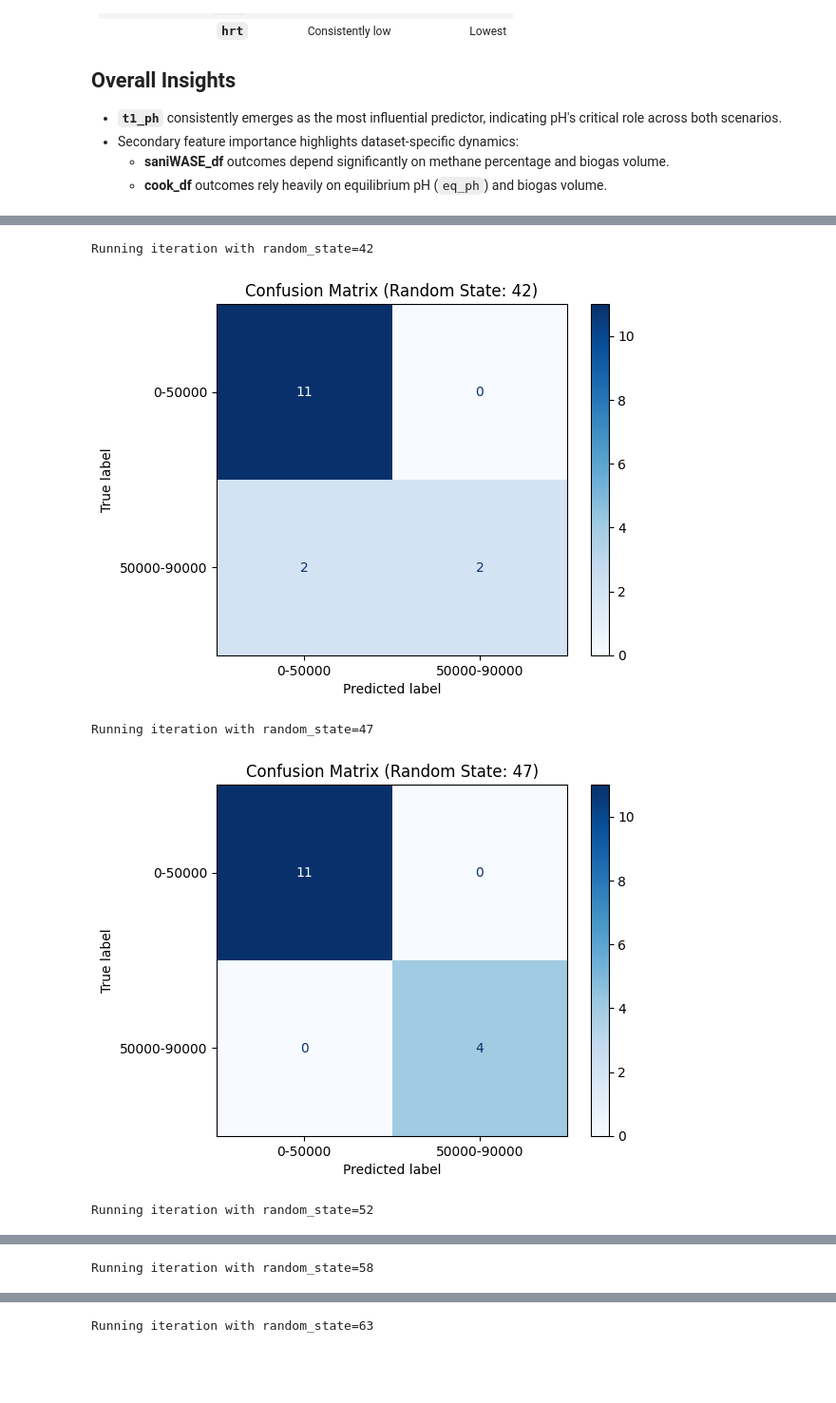
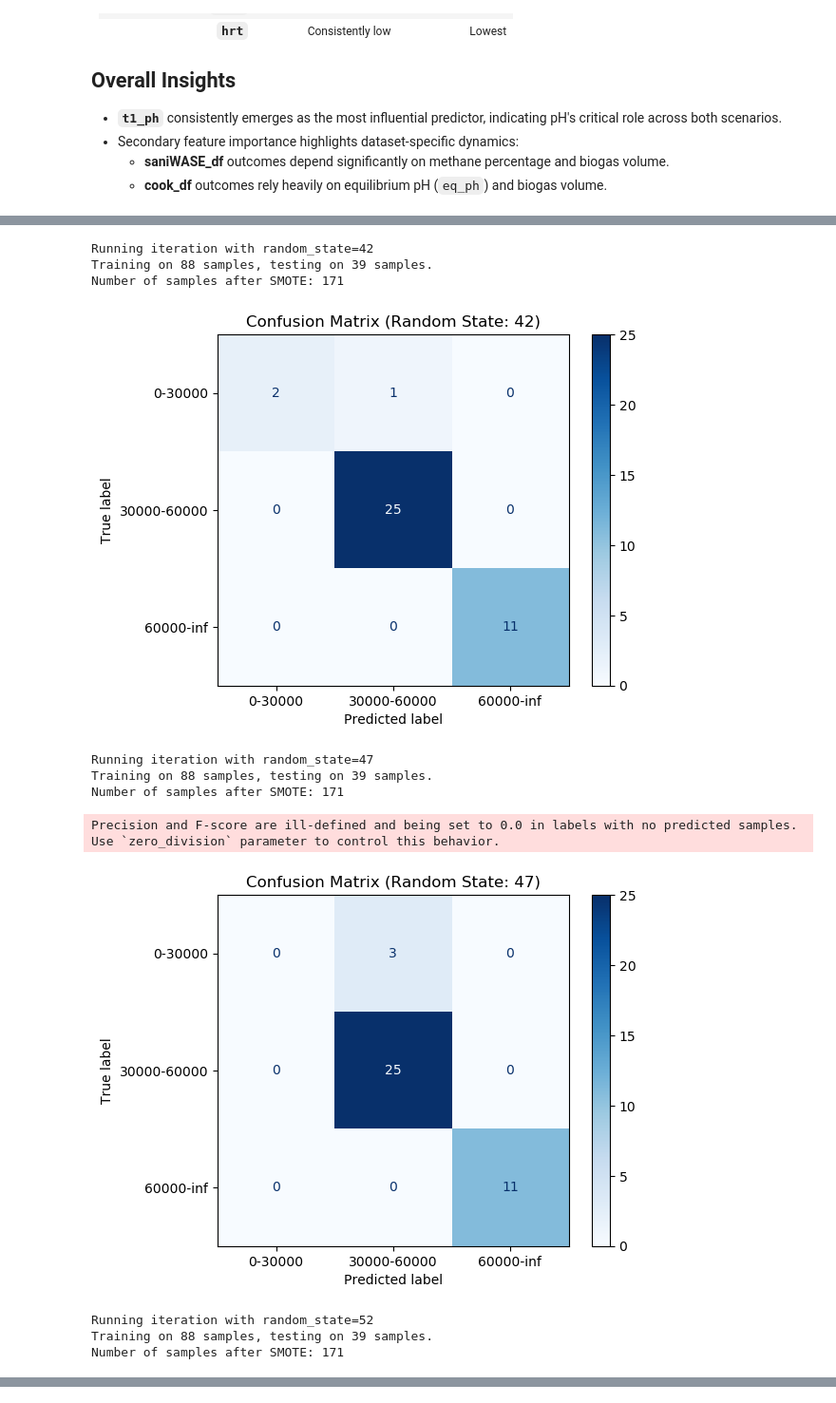
Before and after one commit to harverutland/direct_model_transferlearning_COOK, a Jupyter notebook: Direct_transfer_learning2_classification_randomforest1_eqCOD_ensemble/transfer_learning_ml_pipeline1.ipynb, the cells around one changed output, grey strips where cells are left out. Shown: that part at 95% size. Saved outputs shown, nothing was run; the diff lists cells and outputs as text; code cells hidden in the pictures; blank space fills up the shorter version.

```diff
--- a/Direct_transfer_learning2_classification_randomforest1_eqCOD_ensemble/transfer_learning_ml_pipeline1.ipynb
+++ b/Direct_transfer_learning2_classification_randomforest1_eqCOD_ensemble/transfer_learning_ml_pipeline1.ipynb
@@ -300,7 +312,7 @@ df = df_interpolated.copy()
 
 # Target variable and binning setup
 target = 'eq_cod'
-bins = [0, 50000, 90000, np.inf]
+bins = [0, 30000, 60000, np.inf]  # Adjusted bin ranges
 labels = [f"{bin_start}-{bin_end}" for bin_start, bin_end in zip(bins[:-1], bins[1:])]
 
 # Preprocessing
@@ -335,6 +347,8 @@ for state in random_states:
         X, y, test_size=0.3, random_state=state, stratify=y
     )
 
+    print(f"Training on {len(X_train)} samples, testing on {len(X_val)} samples.")
+
     # Scale data
     X_train_scaled = scaler.transform(X_train)
     X_val_scaled = scaler.transform(X_val)
@@ -342,6 +356,7 @@ for state in random_states:
     # Apply SMOTE
     smote = SMOTE(random_state=state)
     X_train_smote, y_train_smote = smote.fit_resample(X_train_scaled, y_train)
+    print(f"Number of samples after SMOTE: {len(X_train_smote)}")  # Display the number of samples after SMOTE
 
     # Load and fine-tune pre-trained models
     model_dir = 'model_params'
@@ -368,33 +383,40 @@ for state in random_states:
 
     cm = confusion_matrix(y_val, y_pred)
     unique_labels = np.unique(np.concatenate((y_val, y_pred)))
     display_labels = [labels[i] for i in unique_labels]
 
     disp = ConfusionMatrixDisplay(confusion_matrix=cm, display_labels=display_labels)
     disp.plot(cmap=plt.cm.Blues)
     plt.title(f'Confusion Matrix (Random State: {state})')
     plt.show()
 
     # Collect results
     results_summary = {
         'Random State': state,
         'Accuracy': accuracy,
         'Precision (Macro)': precision,
         'Recall (Macro)': recall,
         'F1-score (Macro)': f1_score,
         'Class distribution': Counter(y_val),
     }
     results_list.append(results_summary)
 
 # Save and print aggregated results
 results_df = pd.DataFrame(results_list)
 print("\nAggregated Performance Summary:\n")
 print(results_df)
 
 results_df.to_csv(os.path.join(model_dir, 'aggregated_fine_tuned_results.csv'), index=False)
 # %% [output]
 Running iteration with random_state=42
+Training on 88 samples, testing on 39 samples.
+Number of samples after SMOTE: 171
-[figure, old version]
+[figure, new version]
 Running iteration with random_state=47
+Training on 88 samples, testing on 39 samples.
+Number of samples after SMOTE: 171
+Precision and F-score are ill-defined and being set to 0.0 in labels with no predicted samples. Use `zero_division` parameter to control this behavior.
-[figure, old version]
+[figure, new version]
-Running iteration with random_state=52
+Running iteration with random_state=52
+Training on 88 samples, testing on 39 samples.
+Number of samples after SMOTE: 171
@@ -402 +423,0 @@ Running iteration with random_state=52
-Running iteration with random_state=58
@@ -404 +427,0 @@ Running iteration with random_state=58
-Running iteration with random_state=63
```
Also changed, not shown: parts of 8 cells of this notebook, 1 other file.
